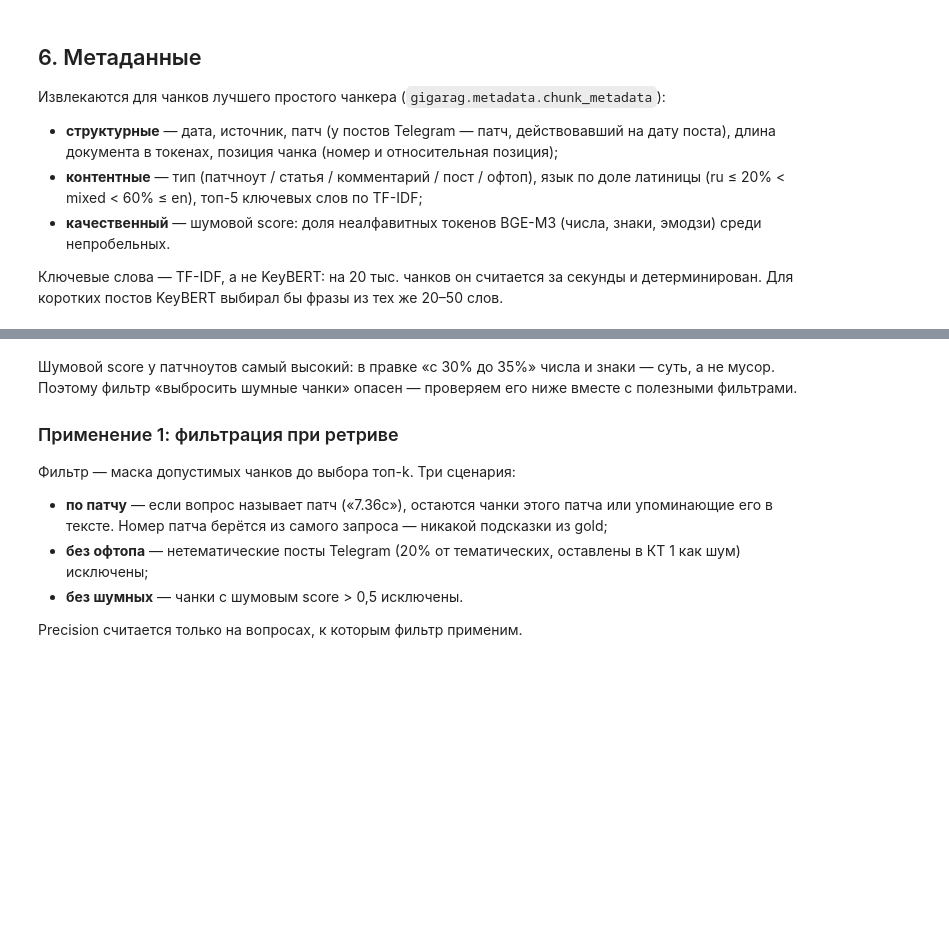
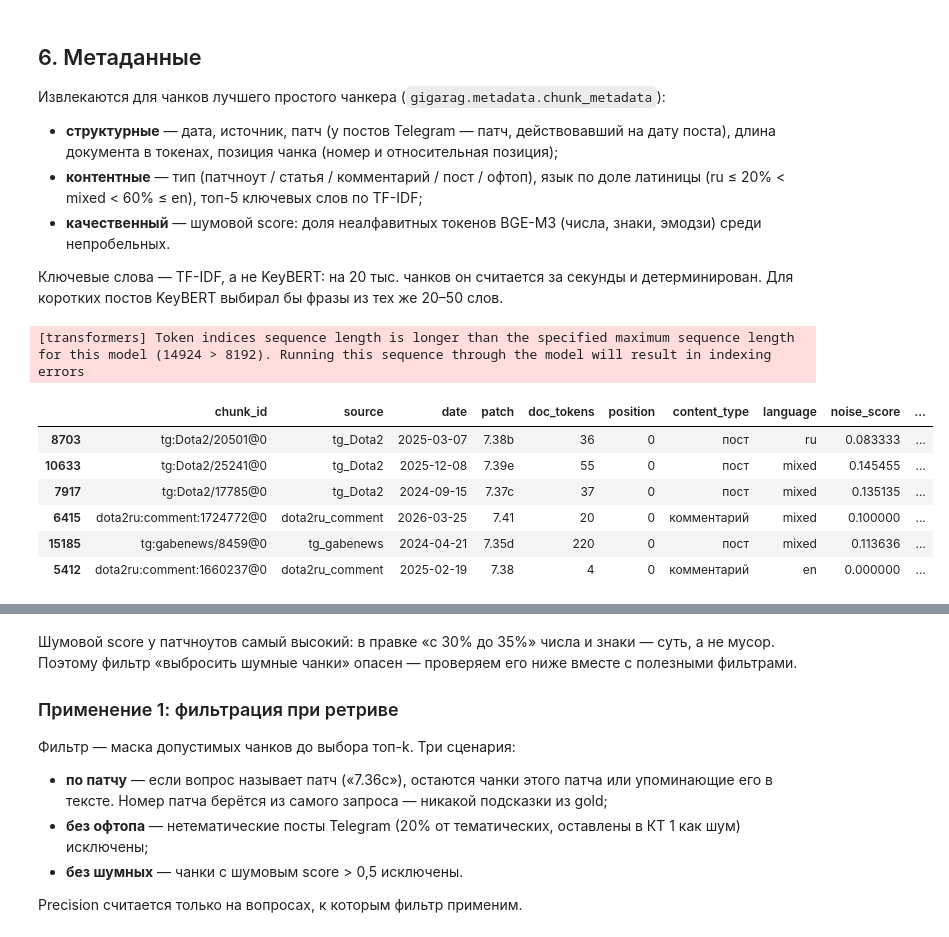
Before and after one commit to dftpnd/gigaschool-rag, a Jupyter notebook: notebooks/kt2_chunking.ipynb, the cells around one changed output, grey strips where cells are left out. Cells and saved outputs as stored; diff of their text form; code cells hidden in the pictures; blank space fills up the shorter version.

```diff
--- a/notebooks/kt2_chunking.ipynb
+++ b/notebooks/kt2_chunking.ipynb
@@ -514,23 +536,0 @@ P = 512 с детьми 128 — контроль: родители совпад
-# %%
-from gigarag.chunking import child_chunks
-from gigarag.experiment import Entries
-
-BEST_SIMPLE = ChunkerSpec("recursive")
-best_chunks, best_result = chunker_runs[BEST_SIMPLE.label][:2]
-PARENT_CHILD = ((512, 128), (1024, 128), (1024, 256), (2048, 256))
-parent_rows, parent_results = [], {}
-for parent_size, child_size in PARENT_CHILD:
-    parent_spec = ChunkerSpec("recursive", chunk_size=parent_size)
-    child_spec = ChunkerSpec("token", chunk_size=child_size)
-    parents, parent_tokens, parent_seconds = bench.chunks(clean.docs, parent_spec.params(),
-                                                          lambda s=parent_spec: build_chunker(s, resources))
-    children, owners = child_chunks(parents, build_chunker(child_spec, resources))
-    label = f"parent {parent_size} / child {child_size}"
-    entries = Entries([c.text for c in children], owners)
-    parent_results[label] = bench.run(label, parents, clean.aliases, entries=entries)
-    parent_rows.append({"config": label, "родителей": len(parents), "детей": len(children),
-                        "токенов в родителе": parent_tokens.mean(), "BM25, с": parent_results[label].seconds["bm25"],
-                        "эмбеддинг детей, с": parent_results[label].seconds["dense"]})
-parent_per_q = pd.concat([best_result.per_question, *(r.per_question for r in parent_results.values())])
-display(pd.DataFrame(parent_rows).set_index("config").round(1))
-metrics.comparison_table(parent_per_q)
@@ -757,17 +550,26 @@ final
 # %%
 import gigarag.metadata
 from gigarag import metadata
 
-doc_token_counts = dict(zip([d.doc_id for d in clean.docs], tokens.token_counts(tokenizer, [d.text for d in clean.docs]),
-                            strict=True))
+doc_token_counts = dict(zip([d.doc_id for d in clean.docs],
+                            tokens.token_counts(tokenizer, [d.text for d in clean.docs]), strict=True))
 meta = load_or_compute(
     cache.path("chunk_meta", "parquet", docs=docs_fingerprint(clean.docs), chunker=BEST.label,
                code=code_fingerprint(gigarag.metadata, gigarag.noise, gigarag.patterns), tokenizer=BGE_M3_REV),
     lambda: metadata.chunk_metadata(best_chunks, clean.docs, doc_token_counts, offsets),
     load=read_parquet, save=write_parquet,
 )
 meta.sample(6, random_state=42)[["chunk_id", "source", "date", "patch", "doc_tokens", "position", "content_type",
                                  "language", "noise_score", "keywords"]]
+# %% [output]
+[transformers] Token indices sequence length is longer than the specified maximum sequence length for this model (14924 > 8192). Running this sequence through the model will result in indexing errors
+|  | chunk_id | source | date | patch | doc_tokens | position | content_type | language | noise_score | ... |
+| 8703 | tg:Dota2/20501@0 | tg_Dota2 | 2025-03-07 | 7.38b | 36 | 0 | пост | ru | 0.083333 | ... |
+| 10633 | tg:Dota2/25241@0 | tg_Dota2 | 2025-12-08 | 7.39e | 55 | 0 | пост | mixed | 0.145455 | ... |
+| 7917 | tg:Dota2/17785@0 | tg_Dota2 | 2024-09-15 | 7.37c | 37 | 0 | пост | mixed | 0.135135 | ... |
+| 6415 | dota2ru:comment:1724772@0 | dota2ru_comment | 2026-03-25 | 7.41 | 20 | 0 | комментарий | mixed | 0.100000 | ... |
+| 15185 | tg:gabenews/8459@0 | tg_gabenews | 2024-04-21 | 7.35d | 220 | 0 | пост | mixed | 0.113636 | ... |
+| 5412 | dota2ru:comment:1660237@0 | dota2ru_comment | 2025-02-19 | 7.38 | 4 | 0 | комментарий | en | 0.000000 | ... |
 # %%
 meta.groupby("content_type").agg(чанков=("chunk_id", "size"), шум_медиана=("noise_score", "median"),
                                  ru=("language", lambda s: (s == "ru").mean() * 100),
```
Also changed, not shown: parts of 43 cells of this notebook, 2 other files.
